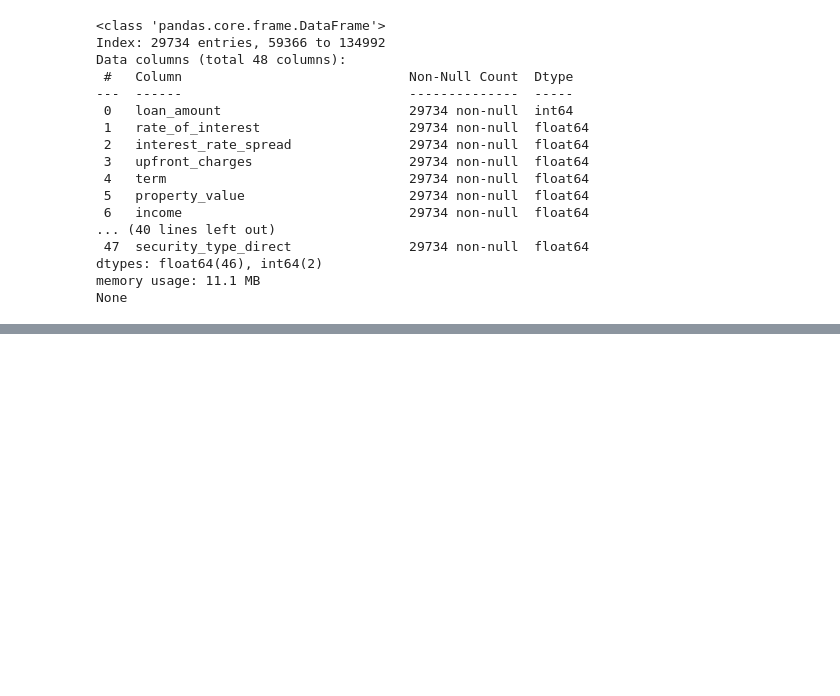
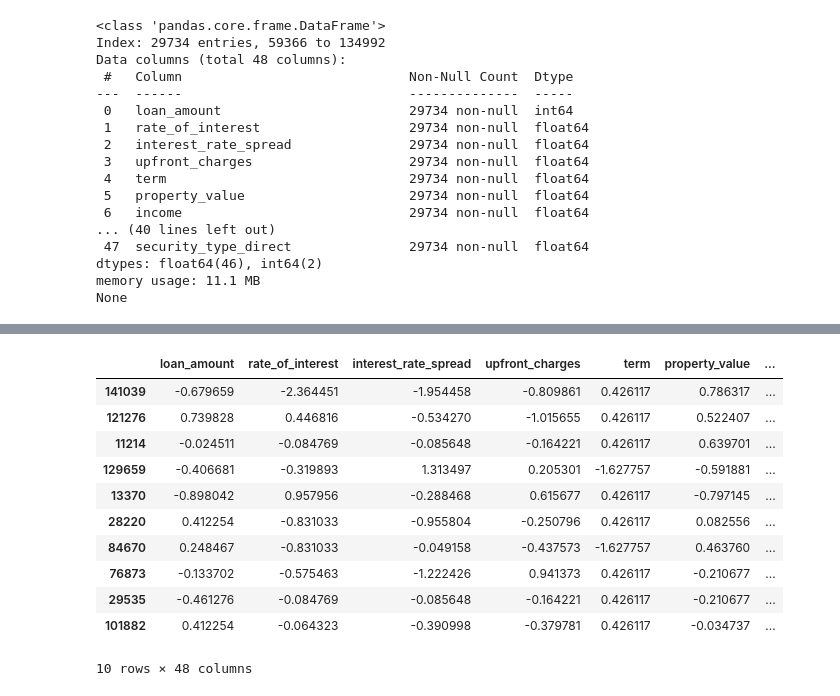
Before and after one commit to vaishnavi-nibh/loandefaultprediction, a Jupyter notebook: notebooks/02_model-development.ipynb, the cells around one changed output, grey strips where cells are left out. Cells and saved outputs as stored; diff of their text form; code cells hidden in the pictures; blank space fills up the shorter version.

```diff
--- a/notebooks/02_model-development.ipynb
+++ b/notebooks/02_model-development.ipynb
@@ -593,0 +601,8 @@ After One-Hot Encoding, all the columns are of numerical data types. Looking at
+# %%
+#Applying Standard Scaler
+from sklearn.preprocessing import StandardScaler
+scaler = StandardScaler()
+scaler.fit(X_train_numeric) #learns the mean and variance of each feature
+X_train_numeric_scaled = scaler.transform(X_train_numeric) #storing X_train_scaled, which will be used for logistic regression
+#we will use X_train (not scaled) for the tree-based models
+X_test_numeric_scaled = scaler.transform(X_test_numeric) #we dont reapply fit to the test set!
@@ -593,0 +645,15 @@ After One-Hot Encoding, all the columns are of numerical data types. Looking at
+# %%
+X_train_scaled.head(10)
+# %% [output]
+|  | loan_amount | rate_of_interest | interest_rate_spread | upfront_charges | term | property_value | ... |
+| 141039 | -0.679659 | -2.364451 | -1.954458 | -0.809861 | 0.426117 | 0.786317 | ... |
+| 121276 | 0.739828 | 0.446816 | -0.534270 | -1.015655 | 0.426117 | 0.522407 | ... |
+| 11214 | -0.024511 | -0.084769 | -0.085648 | -0.164221 | 0.426117 | 0.639701 | ... |
+| 129659 | -0.406681 | -0.319893 | 1.313497 | 0.205301 | -1.627757 | -0.591881 | ... |
+| 13370 | -0.898042 | 0.957956 | -0.288468 | 0.615677 | 0.426117 | -0.797145 | ... |
+| 28220 | 0.412254 | -0.831033 | -0.955804 | -0.250796 | 0.426117 | 0.082556 | ... |
+| 84670 | 0.248467 | -0.831033 | -0.049158 | -0.437573 | -1.627757 | 0.463760 | ... |
+| 76873 | -0.133702 | -0.575463 | -1.222426 | 0.941373 | 0.426117 | -0.210677 | ... |
+| 29535 | -0.461276 | -0.084769 | -0.085648 | -0.164221 | 0.426117 | -0.210677 | ... |
+| 101882 | 0.412254 | -0.064323 | -0.390998 | -0.379781 | 0.426117 | -0.034737 | ... |
+10 rows × 48 columns
```
Also changed, not shown: parts of 17 cells of this notebook.
